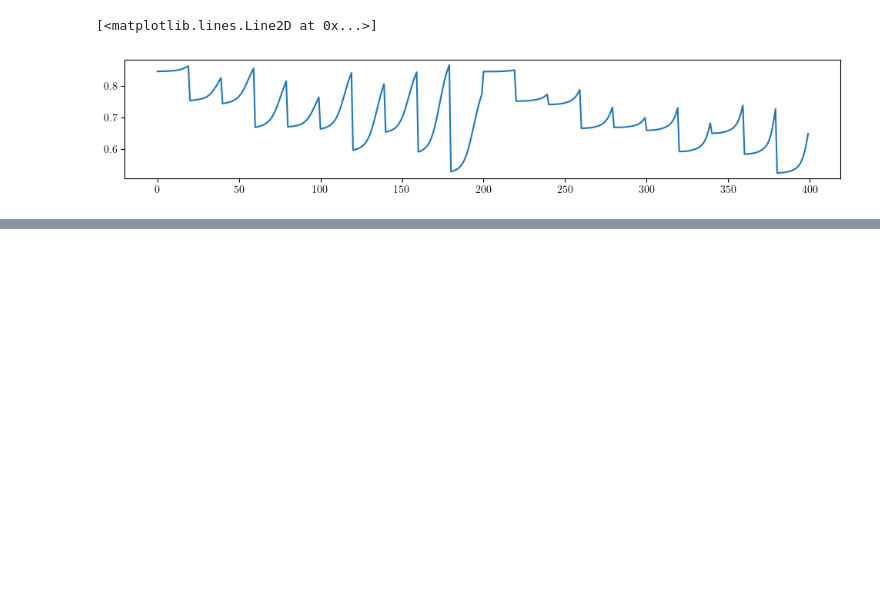
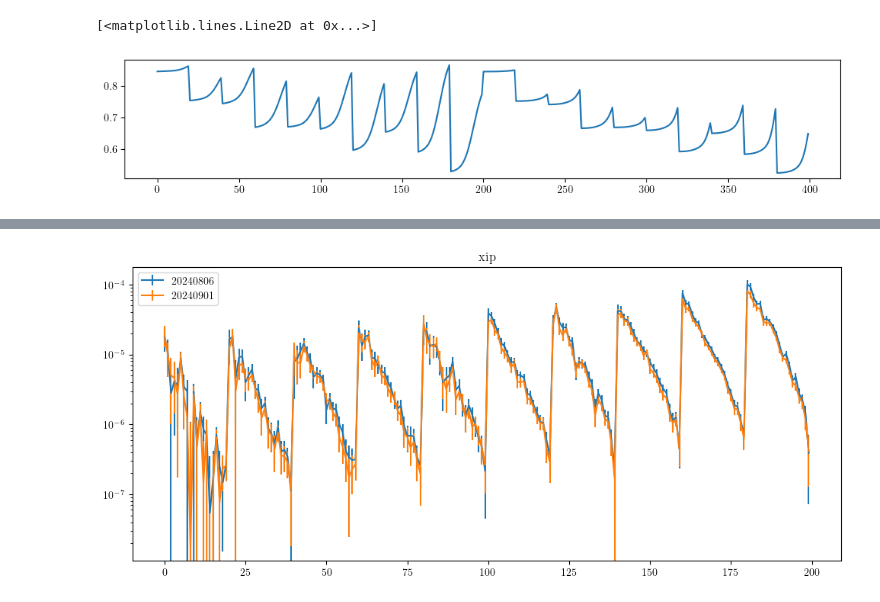
Before and after one commit to delve-survey/CosmicShearCosmosis, a Jupyter notebook: notebooks/PlotBlindedDV.ipynb, the cells around one changed output, grey strips where cells are left out. Cells and saved outputs as stored; diff of their text form; code cells hidden in the pictures; blank space fills up the shorter version.

```diff
--- a/notebooks/PlotBlindedDV.ipynb
+++ b/notebooks/PlotBlindedDV.ipynb
@@ -399,0 +418,12 @@ plt.plot(np.diag(infile2['covmat'].data)/np.diag(infile1['covmat'].data))
+# %%
+plt.figure(figsize=(12,5))
+cov_old = np.diag(infile_old['covmat'].data)**0.5
+cov_new = np.diag(infile_new['covmat'].data)**0.5
+
+plt.errorbar(np.arange(200), infile_old['xip'].data['value'], cov_old[:200], label='20240806')
+plt.errorbar(np.arange(200), infile_new['xip'].data['value'], cov_new[:200], label='20240901')
+plt.title('xip')
+plt.legend()
+plt.yscale('log')
+# %% [output]
+[figure, added]
```
Also changed, not shown: parts of 14 cells of this notebook, 4 other files.
